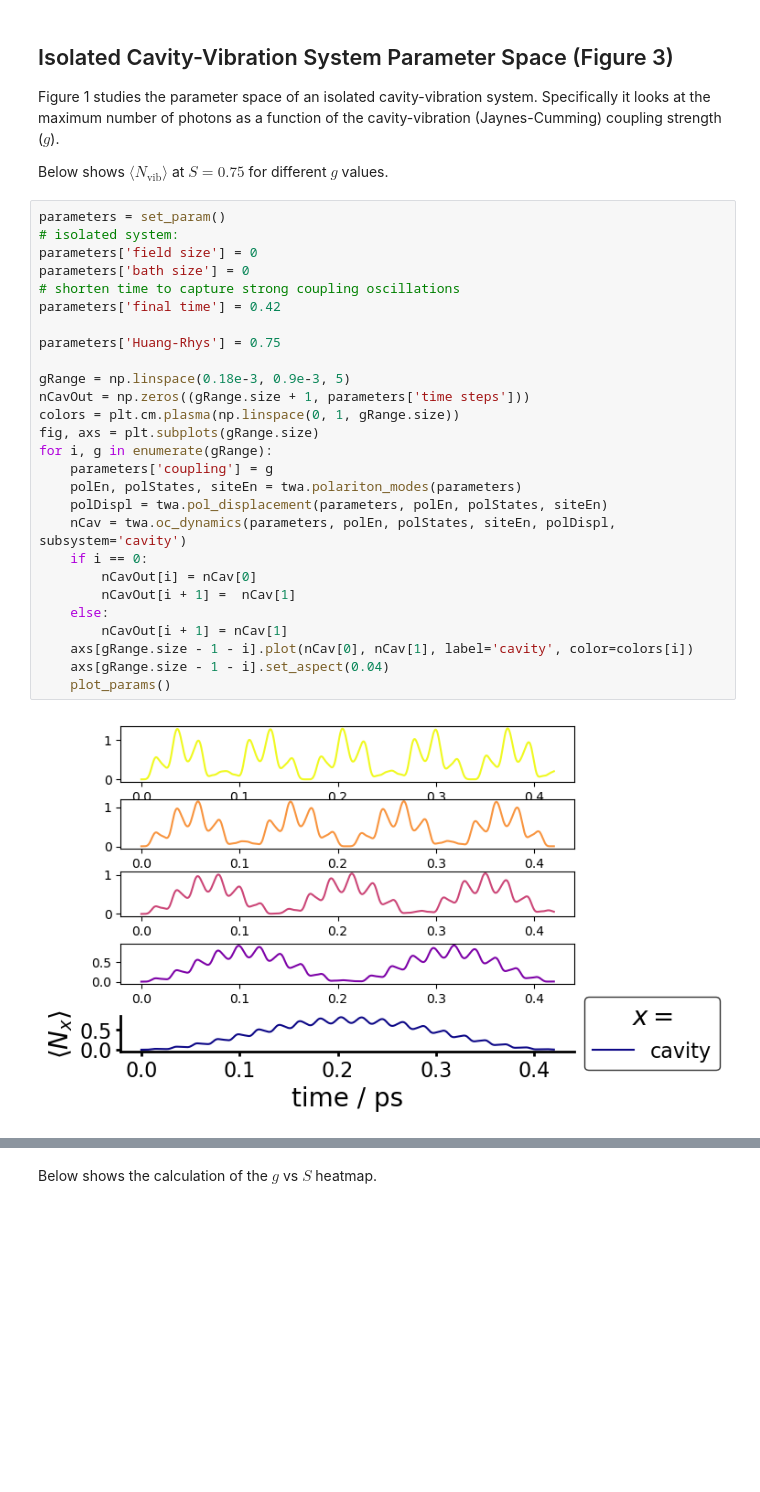
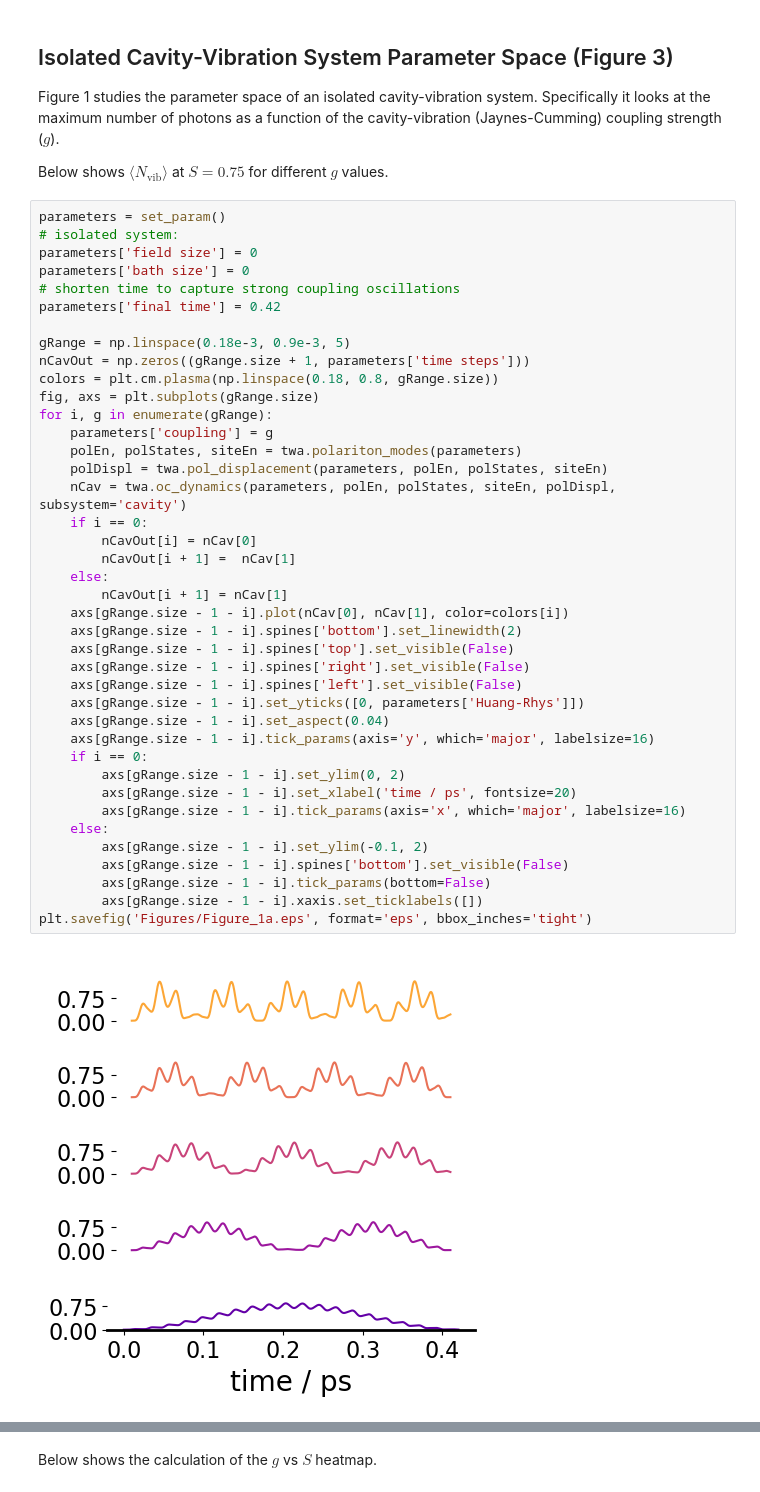
Before and after one commit to ctdub/ESVP, a Jupyter notebook: Data notes.ipynb, the cells around one changed output, grey strips where cells are left out. Saved outputs shown, nothing was run; the diff lists cells and outputs as text; blank space fills up the shorter version.

Commit message:
Exported EPS files of figures

```diff
--- a/Data notes.ipynb
+++ b/Data notes.ipynb
@@ -98,30 +98,43 @@ Below shows $\langle N_\textrm{vib} \rangle$ at $S = 0.75$ for different $g$ val
 # %%
 parameters = set_param()
 # isolated system:
 parameters['field size'] = 0
 parameters['bath size'] = 0
 # shorten time to capture strong coupling oscillations
 parameters['final time'] = 0.42
 
-parameters['Huang-Rhys'] = 0.75
-
 gRange = np.linspace(0.18e-3, 0.9e-3, 5)
 nCavOut = np.zeros((gRange.size + 1, parameters['time steps']))
-colors = plt.cm.plasma(np.linspace(0, 1, gRange.size))
+colors = plt.cm.plasma(np.linspace(0.18, 0.8, gRange.size))
 fig, axs = plt.subplots(gRange.size)
 for i, g in enumerate(gRange):
     parameters['coupling'] = g
     polEn, polStates, siteEn = twa.polariton_modes(parameters)
     polDispl = twa.pol_displacement(parameters, polEn, polStates, siteEn)
     nCav = twa.oc_dynamics(parameters, polEn, polStates, siteEn, polDispl, subsystem='cavity')
     if i == 0:
         nCavOut[i] = nCav[0]
         nCavOut[i + 1] =  nCav[1]
     else:
         nCavOut[i + 1] = nCav[1]
-    axs[gRange.size - 1 - i].plot(nCav[0], nCav[1], label='cavity', color=colors[i])
+    axs[gRange.size - 1 - i].plot(nCav[0], nCav[1], color=colors[i])
+    axs[gRange.size - 1 - i].spines['bottom'].set_linewidth(2)
+    axs[gRange.size - 1 - i].spines['top'].set_visible(False)
+    axs[gRange.size - 1 - i].spines['right'].set_visible(False)
+    axs[gRange.size - 1 - i].spines['left'].set_visible(False)
+    axs[gRange.size - 1 - i].set_yticks([0, parameters['Huang-Rhys']])
     axs[gRange.size - 1 - i].set_aspect(0.04)
-    plot_params()
+    axs[gRange.size - 1 - i].tick_params(axis='y', which='major', labelsize=16)
+    if i == 0:
+        axs[gRange.size - 1 - i].set_ylim(0, 2)
+        axs[gRange.size - 1 - i].set_xlabel('time / ps', fontsize=20)
+        axs[gRange.size - 1 - i].tick_params(axis='x', which='major', labelsize=16)
+    else:
+        axs[gRange.size - 1 - i].set_ylim(-0.1, 2)
+        axs[gRange.size - 1 - i].spines['bottom'].set_visible(False)
+        axs[gRange.size - 1 - i].tick_params(bottom=False)
+        axs[gRange.size - 1 - i].xaxis.set_ticklabels([])
+plt.savefig('Figures/Figure_1a.eps', format='eps', bbox_inches='tight')
 # %% [output]
-[figure, old version]
+[figure, new version]
 # %%
```
Also changed, not shown: parts of 17 cells of this notebook, 12 other files.
